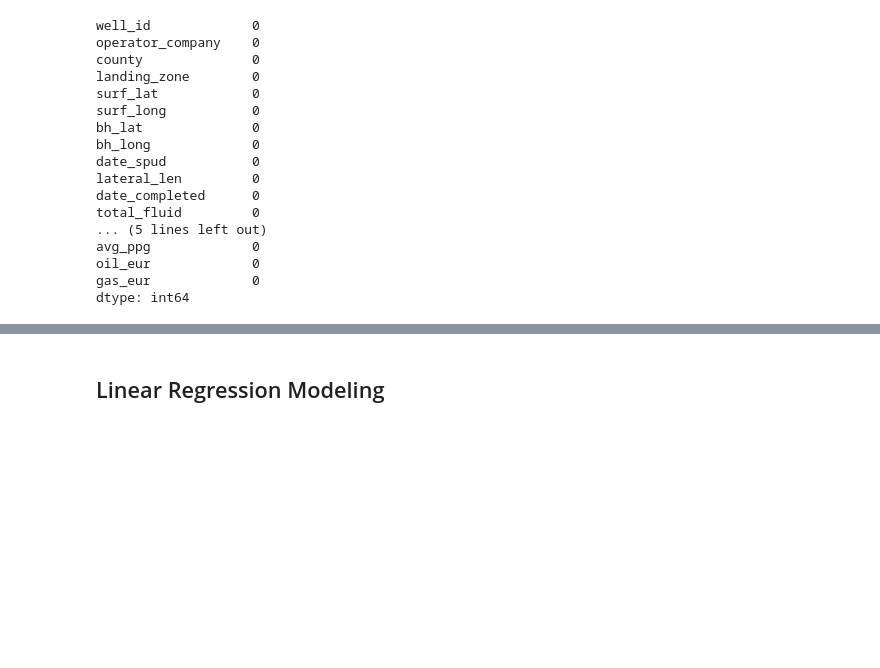
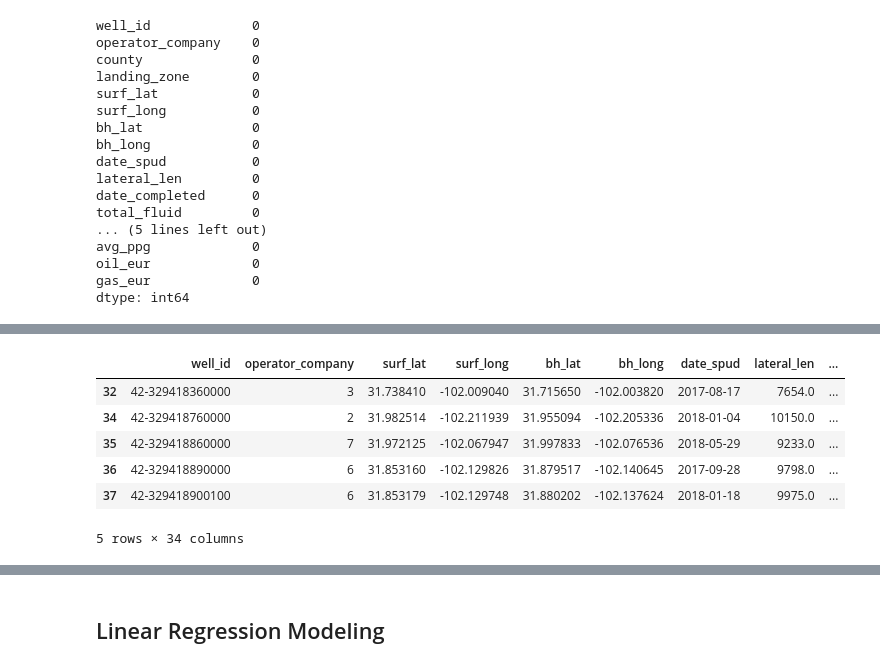
Before and after one commit to Auelocks/Friday_Night_Lights, a Jupyter notebook: Permian_Data_Model.ipynb, the cells around one changed output, grey strips where cells are left out. Saved outputs shown, nothing was run; the diff lists cells and outputs as text; code cells hidden in the pictures; blank space fills up the shorter version.

```diff
--- a/Permian_Data_Model.ipynb
+++ b/Permian_Data_Model.ipynb
@@ -198,0 +194,7 @@ df.head()
+# %%
+# Encoding Landing Zone
+label_encoder = OneHotEncoder(sparse=False)
+encoded_df2 = pd.DataFrame(label_encoder.fit_transform(df.landing_zone.values.reshape(-1,1)))
+# Rename encoded columns
+encoded_df2.columns = label_encoder.get_feature_names(['landing_zone'])
+encoded_df2.head()
@@ -199,3 +208,15 @@ df.head()
+# %%
+#merge encoded_df2 with df
+df = df.merge(encoded_df2,left_index=True, right_index=True).drop(['landing_zone','landing_zone_CISCO'],1)
+df.head()
+# %% [output]
+|  | well_id | operator_company | surf_lat | surf_long | bh_lat | bh_long | date_spud | lateral_len | ... |
+| 32 | 42-329418360000 | 3 | 31.738410 | -102.009040 | 31.715650 | -102.003820 | 2017-08-17 | 7654.0 | ... |
+| 34 | 42-329418760000 | 2 | 31.982514 | -102.211939 | 31.955094 | -102.205336 | 2018-01-04 | 10150.0 | ... |
+| 35 | 42-329418860000 | 7 | 31.972125 | -102.067947 | 31.997833 | -102.076536 | 2018-05-29 | 9233.0 | ... |
+| 36 | 42-329418890000 | 6 | 31.853160 | -102.129826 | 31.879517 | -102.140645 | 2017-09-28 | 9798.0 | ... |
+| 37 | 42-329418900100 | 6 | 31.853179 | -102.129748 | 31.880202 | -102.137624 | 2018-01-18 | 9975.0 | ... |
+5 rows × 34 columns
 # %%
 df['oil_eur_perft'] = df['oil_eur'] / df['lateral_len']
 df.info()
```
Also changed, not shown: parts of 22 cells of this notebook.
